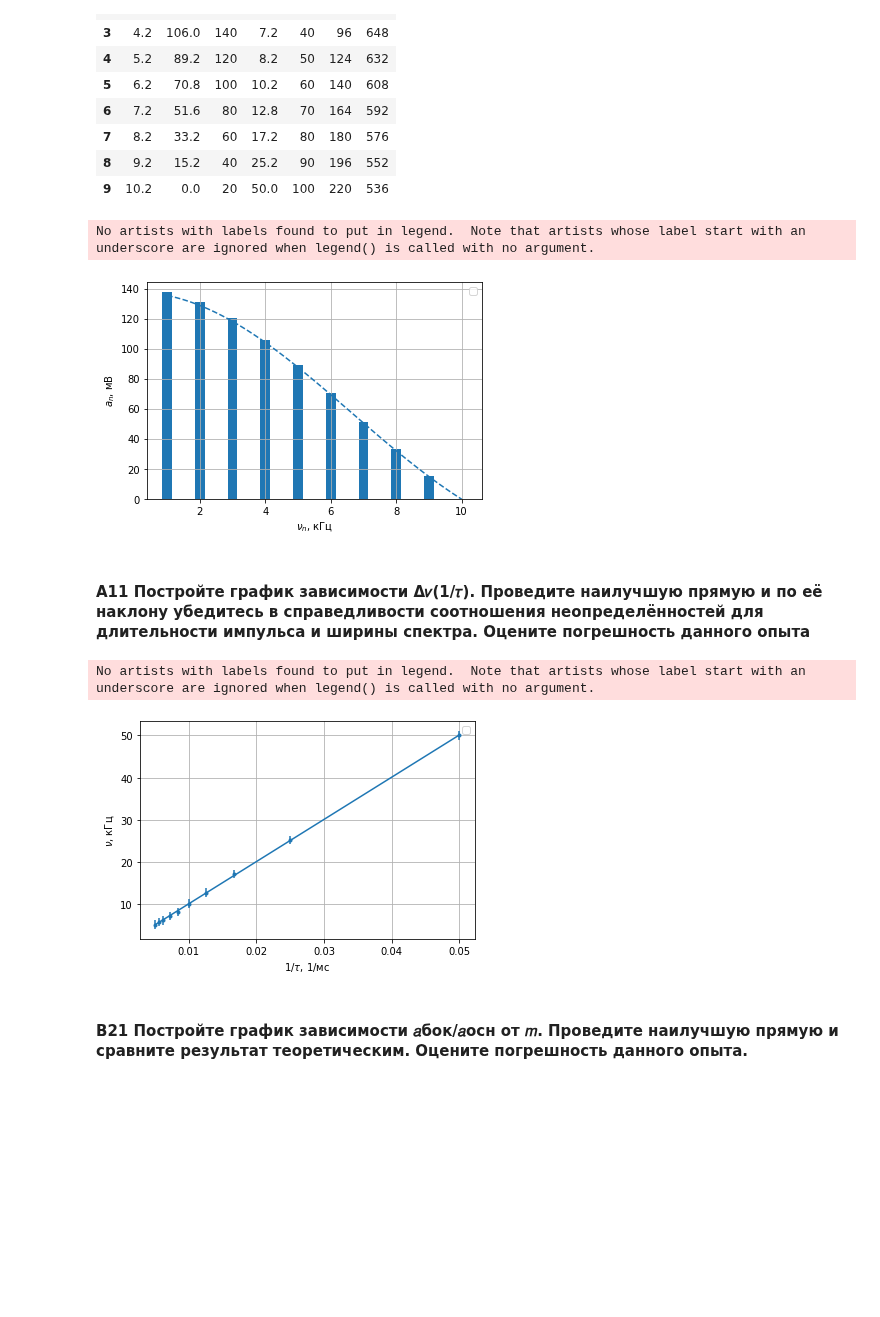
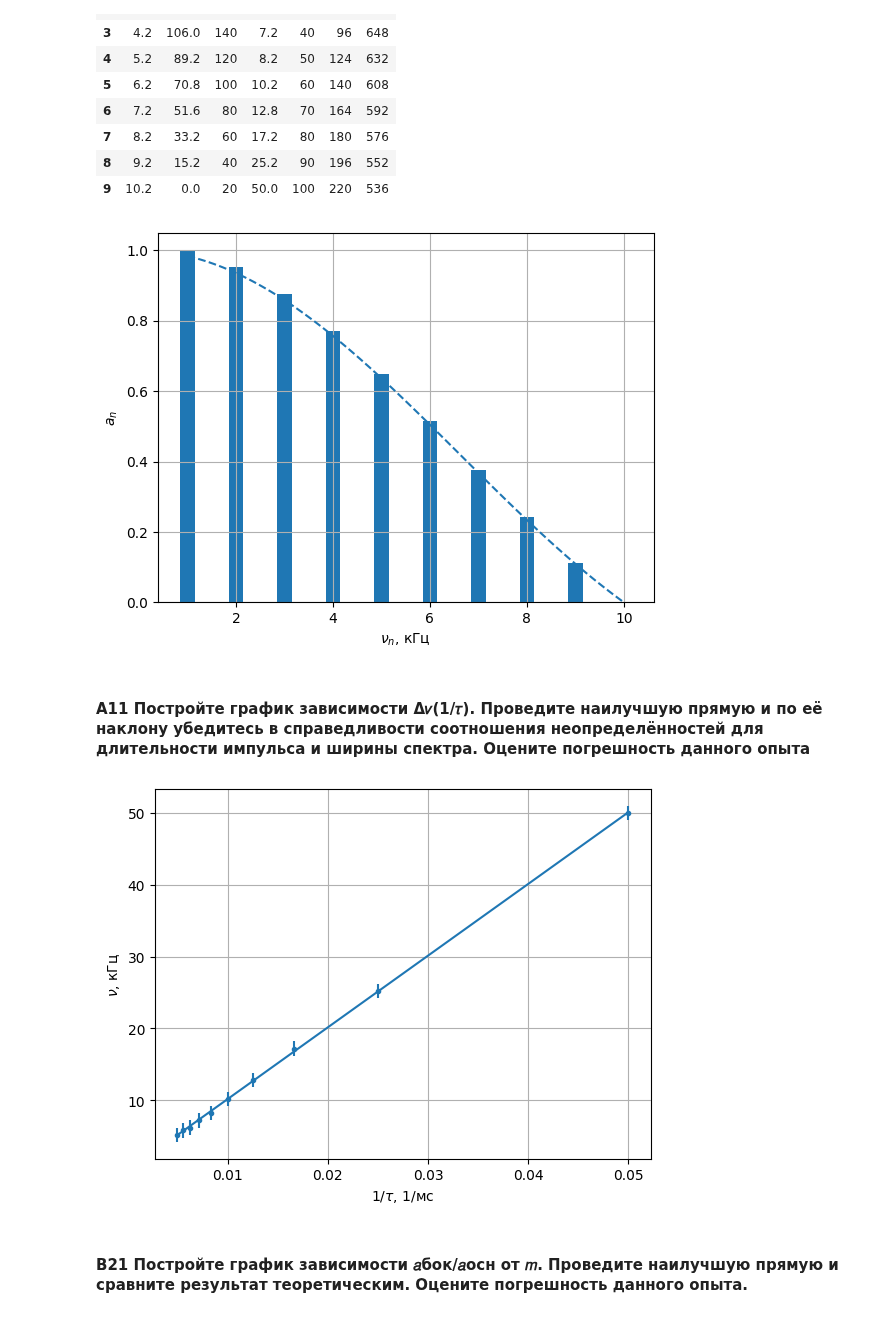
Before and after one commit to futherus/mipt_lab, a Jupyter notebook: 3.6.1/Dedkov/361.ipynb, the cells around one changed output. Drawn from its saved outputs; the diff is of its cells as text; code cells hidden in the pictures; blank space fills up the shorter version.

```diff
--- a/3.6.1/Dedkov/361.ipynb
+++ b/3.6.1/Dedkov/361.ipynb
@@ -48,25 +48,24 @@ data
 # %%
 from scipy.interpolate import interp1d
 n = np.arange(1, 11, 1)
 
-x = data['u'][3] * 10 * np.sin(n * consts.pi * setup.tau_impulse * 1e-6/(setup.T_impulse*1e-3)) / (n * consts.pi)
+# x = data['u'][3] * 10 * np.sin(n * consts.pi * setup.tau_impulse * 1e-6/(setup.T_impulse*1e-3)) / (n * consts.pi)
 
 def interp(x, y):
     return interp1d(x, y, kind='cubic')
 
-y = data['u'][0] * 10 * np.sin(n * consts.pi * setup.tau_impulse * 1e-6/(setup.T_impulse*1e-3)) / (n * consts.pi)
+y = 10 * np.sin(n * consts.pi * setup.tau_impulse * 1e-6/(setup.T_impulse*1e-3)) / (n * consts.pi)
 #mipt.plot(n, data['u'], func=None, yerr=setup.v_error)
-plt.bar(n, data['u'], width = 0.3)
+plt.bar(n, data['u'] / data['u'][0], width = 0.3)
 mipt.plot(n, y, func=interp, marker_size=0, linestyle='dashed')
 
 plt.xlabel(r"$\nu_n$, кГц")
-plt.ylabel(r"$a_n$, мВ")
+plt.ylabel(r"$a_n$")
 plt.grid(True)
-plt.legend()
+# plt.legend()
 plt.savefig('gen/fig-a9.pdf')
 # %% [output]
-No artists with labels found to put in legend.  Note that artists whose label start with an underscore are ignored when legend() is called with no argument.
-[figure, old version]
+[figure, new version]
 # %% [markdown]
 #### A11 Постройте график зависимости Δ𝜈(1/𝜏). Проведите наилучшую прямую и по её наклону убедитесь в справедливости соотношения неопределённостей для длительности импульса и ширины спектра. Оцените погрешность данного опыта
 # %%
@@ -80,7 +79,7 @@ mnk.to_latex('gen/tab-a11-mnk.tex')
 plt.xlabel(r"$1/\tau$, 1/мс")
 plt.ylabel(r"$\nu$, кГц")
 plt.grid(True)
-plt.legend()
+# plt.legend()
 plt.savefig('gen/fig-a11.pdf')
 
 
@@ -94,8 +93,7 @@ dat = pd.concat([dv, tau, (1/tau).rename('1/tau')],axis=1)
 tab = mipt.table(dat, fmt)
 tab.to_latex('gen/tab-a11.tex')
 # %% [output]
-No artists with labels found to put in legend.  Note that artists whose label start with an underscore are ignored when legend() is called with no argument.
-[figure, old version]
+[figure, new version]
 # %% [markdown]
 #### В21 Постройте график зависимости 𝑎бок/𝑎осн от 𝑚. Проведите наилучшую прямую и сравните результат теоретическим. Оцените погрешность данного опыта.
 # %%
```
Also changed, not shown: parts of 2 cells of this notebook, 2 other files.
